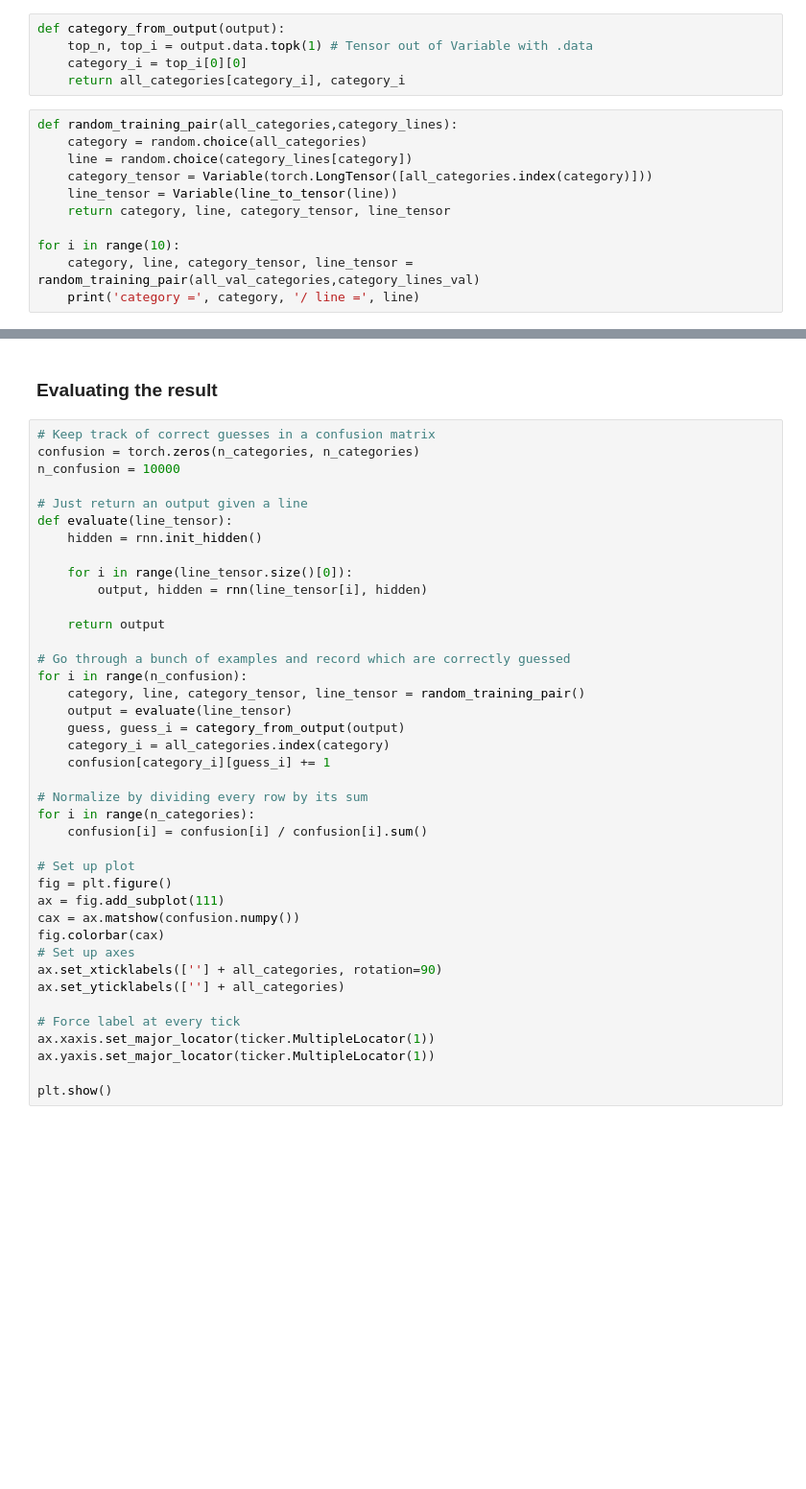
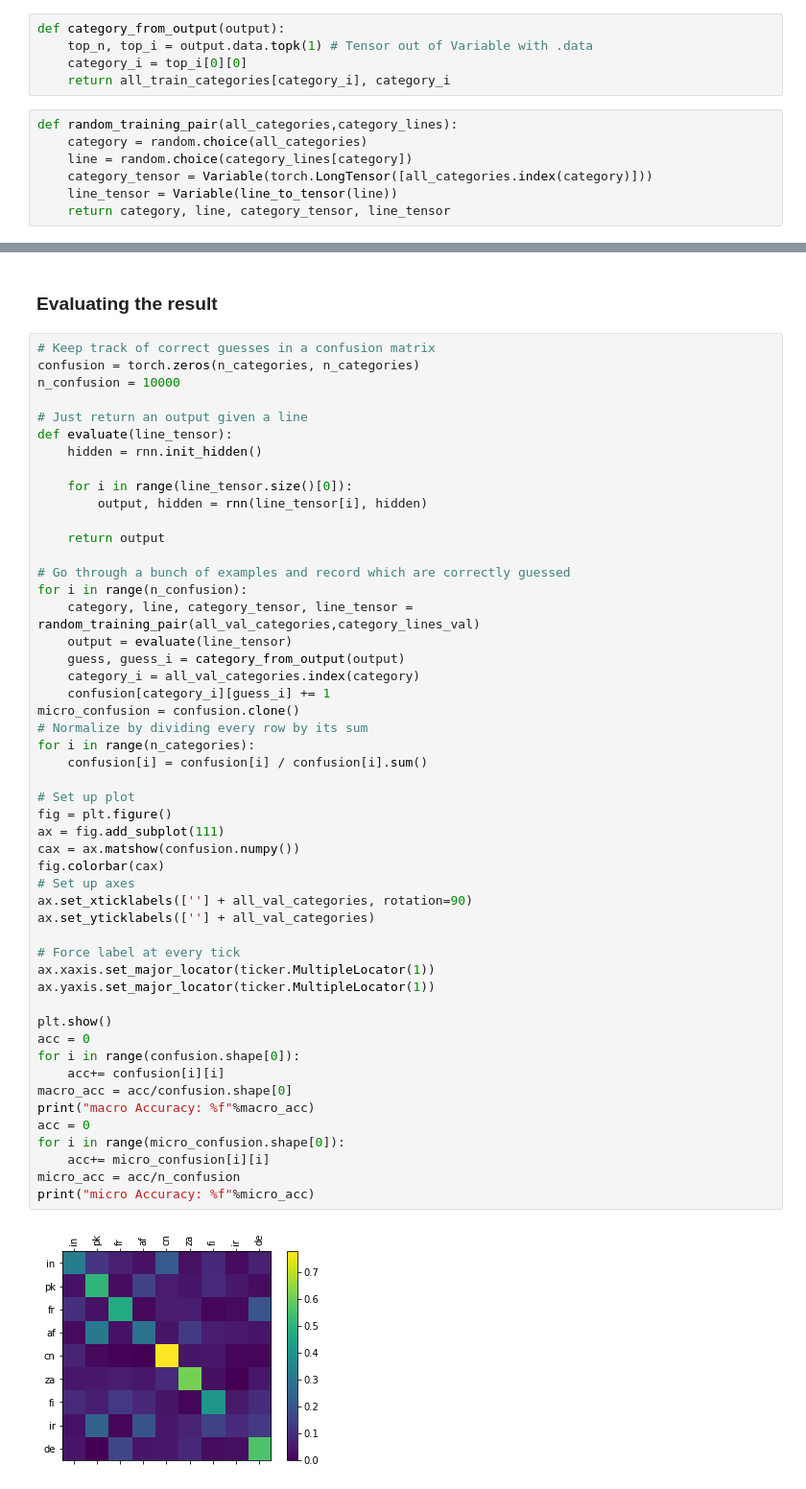
Before and after one commit to Daweihao/nlp_assign3, a Jupyter notebook: assign3.ipynb, the cells around one changed output, grey strips where cells are left out. Shown at 96% size. Drawn from its saved outputs; the diff is of its cells as text; blank space fills up the shorter version.

```diff
--- a/assign3.ipynb
+++ b/assign3.ipynb
@@ -144,7 +146,7 @@ rnn = RNN(n_letters, n_hidden, n_categories)
 def category_from_output(output):
     top_n, top_i = output.data.topk(1) # Tensor out of Variable with .data
     category_i = top_i[0][0]
-    return all_categories[category_i], category_i
+    return all_train_categories[category_i], category_i
 # %%
 def random_training_pair(all_categories,category_lines):
     category = random.choice(all_categories)
@@ -152,7 +154,3 @@ def random_training_pair(all_categories,category_lines):
     category_tensor = Variable(torch.LongTensor([all_categories.index(category)]))
     line_tensor = Variable(line_to_tensor(line))
     return category, line, category_tensor, line_tensor
-
-for i in range(10):
-    category, line, category_tensor, line_tensor = random_training_pair(all_val_categories,category_lines_val)
-    print('category =', category, '/ line =', line)
@@ -248,35 +251,47 @@ n_confusion = 10000
 # Just return an output given a line
 def evaluate(line_tensor):
     hidden = rnn.init_hidden()
 
     for i in range(line_tensor.size()[0]):
         output, hidden = rnn(line_tensor[i], hidden)
 
     return output
 
 # Go through a bunch of examples and record which are correctly guessed
 for i in range(n_confusion):
-    category, line, category_tensor, line_tensor = random_training_pair()
+    category, line, category_tensor, line_tensor = random_training_pair(all_val_categories,category_lines_val)
     output = evaluate(line_tensor)
     guess, guess_i = category_from_output(output)
-    category_i = all_categories.index(category)
+    category_i = all_val_categories.index(category)
     confusion[category_i][guess_i] += 1
-
+micro_confusion = confusion.clone()
 # Normalize by dividing every row by its sum
 for i in range(n_categories):
     confusion[i] = confusion[i] / confusion[i].sum()
 
 # Set up plot
 fig = plt.figure()
 ax = fig.add_subplot(111)
 cax = ax.matshow(confusion.numpy())
 fig.colorbar(cax)
 # Set up axes
-ax.set_xticklabels([''] + all_categories, rotation=90)
-ax.set_yticklabels([''] + all_categories)
+ax.set_xticklabels([''] + all_val_categories, rotation=90)
+ax.set_yticklabels([''] + all_val_categories)
 
 # Force label at every tick
 ax.xaxis.set_major_locator(ticker.MultipleLocator(1))
 ax.yaxis.set_major_locator(ticker.MultipleLocator(1))
 
 plt.show()
+acc = 0
+for i in range(confusion.shape[0]):
+    acc+= confusion[i][i]
+macro_acc = acc/confusion.shape[0]
+print("macro Accuracy: %f"%macro_acc)
+acc = 0
+for i in range(micro_confusion.shape[0]):
+    acc+= micro_confusion[i][i]
+micro_acc = acc/n_confusion
+print("micro Accuracy: %f"%micro_acc)
+# %% [output]
+[figure, added]
```
Also changed, not shown: parts of 10 cells of this notebook.
